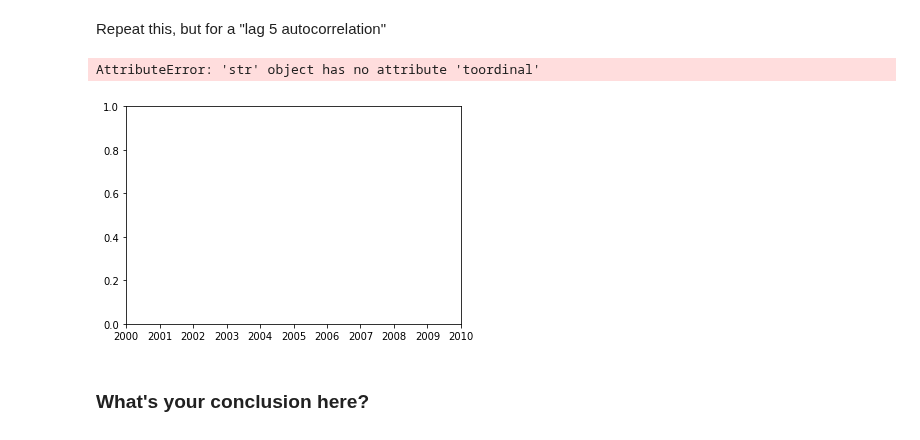
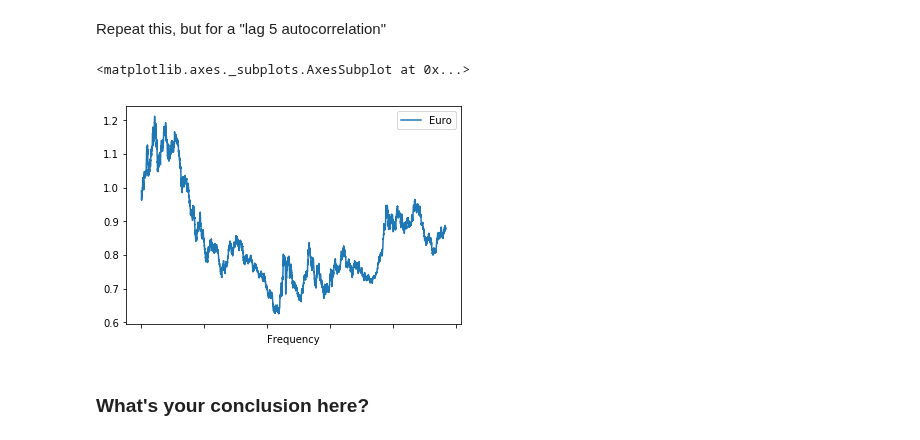
Before and after one commit to justinlee3/dsc-enterprise-hsbc-autocorrelation-in-time-series-lab-hsbc-ds-081319, a Jupyter notebook: index.ipynb, the cells around one changed output. Saved outputs shown, nothing was run; the diff lists cells and outputs as text; code cells hidden in the pictures.

```diff
--- a/index.ipynb
+++ b/index.ipynb
@@ -97,10 +97,10 @@ euro = pd.concat([euro, euro_shift], axis = 1)
 Repeat this, but for a "lag 5 autocorrelation"
 # %%
 # your code here
-plt.plot(euro)
+euro
 # %% [output]
-AttributeError: 'str' object has no attribute 'toordinal'
+<matplotlib.axes._subplots.AxesSubplot at 0x...>
-[figure, old version]
+[figure, new version]
 # %%
 # your code here
 # %% [markdown]
```
